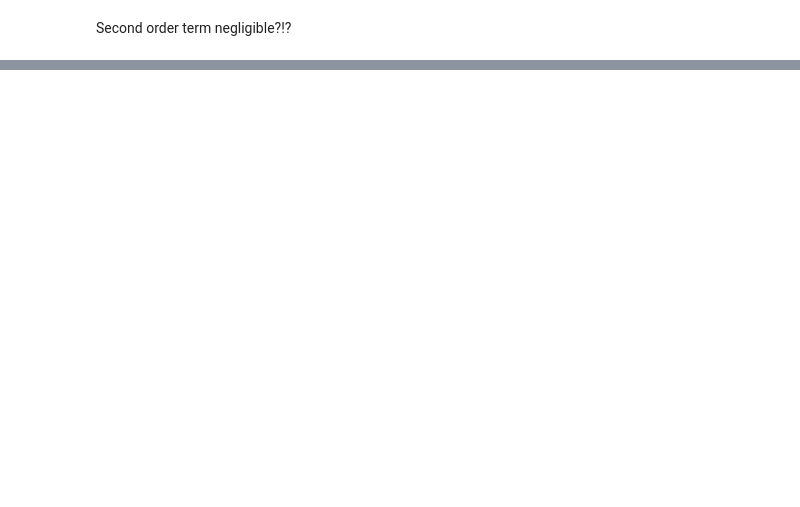
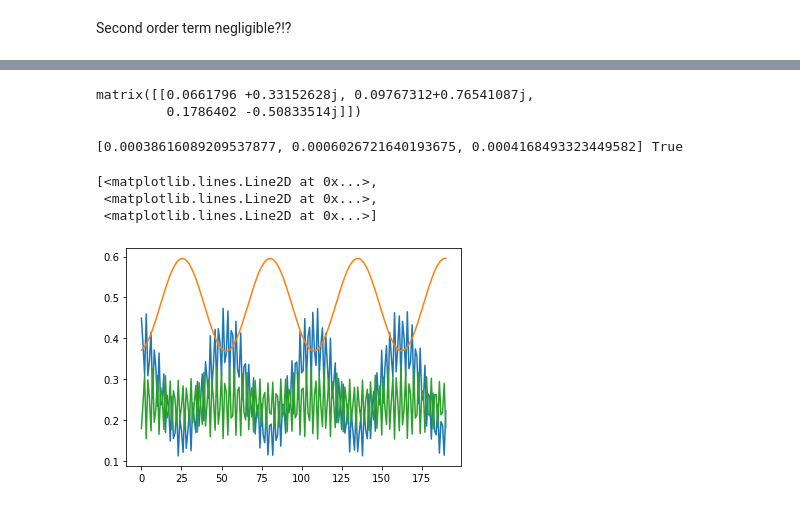
Before and after one commit to michelelucente/PEANUTS, a Jupyter notebook: Code/Functions/working_notebook.ipynb, the cells around one changed output, grey strips where cells are left out. Saved outputs shown, nothing was run; the diff lists cells and outputs as text; code cells hidden in the pictures; blank space fills up the shorter version.

```diff
--- a/Code/Functions/working_notebook.ipynb
+++ b/Code/Functions/working_notebook.ipynb
@@ -488,0 +505,9 @@ expint(l1, l2, b, c, xi, xf)
+# %%
+def model(t, y):
+    nue, numu, nutau = y
+    dnudt = - 1j * np.dot(Hk + np.diag([MatterPotential(EarthDensity(t)),0,0]), [nue, numu, nutau])
+    return dnudt
+
+nu0 = (pmns.transpose()[1, :]).conjugate()
+
+nu = complex_ode(model).set_integrator("Isoda")
@@ -488,0 +530,31 @@ expint(l1, l2, b, c, xi, xf)
+# %%
+U01 = Upert(0, DeltamSq21, DeltamSq31, E, th12, th13, x2, x1, a, b, c)
+
+
+First_an = np.dot(U01[0] + U01[1], nu0.transpose()).transpose()
+First_an
+# %% [output]
+matrix([[0.0661796 +0.33152628j, 0.09767312+0.76541087j,
+         0.1786402 -0.50833514j]])
+# %%
+err = [np.linalg.norm(Zero_num - Zero_an),
+ np.linalg.norm(First_num - Zero_an),
+ np.linalg.norm(First_num - First_an)]
+
+print(err, err[2]<err[1])
+# %% [output]
+[0.00038616089209537877, 0.0006026721640193675, 0.0004168493323449582] True
+# %%
+nu.set_integrator("Isoda")
+nu.set_initial_value(nu0, 0)
+
+x = np.arange(0,0.192,1e-3)
+
+sol = [np.square(np.abs(nu.integrate(xi))) for xi in x[1::]]
+
+plt.plot(sol)
+# %% [output]
+[<matplotlib.lines.Line2D at 0x...>,
+ <matplotlib.lines.Line2D at 0x...>,
+ <matplotlib.lines.Line2D at 0x...>]
+[figure, added]
```
Also changed, not shown: parts of 31 cells of this notebook, 1 other file.
